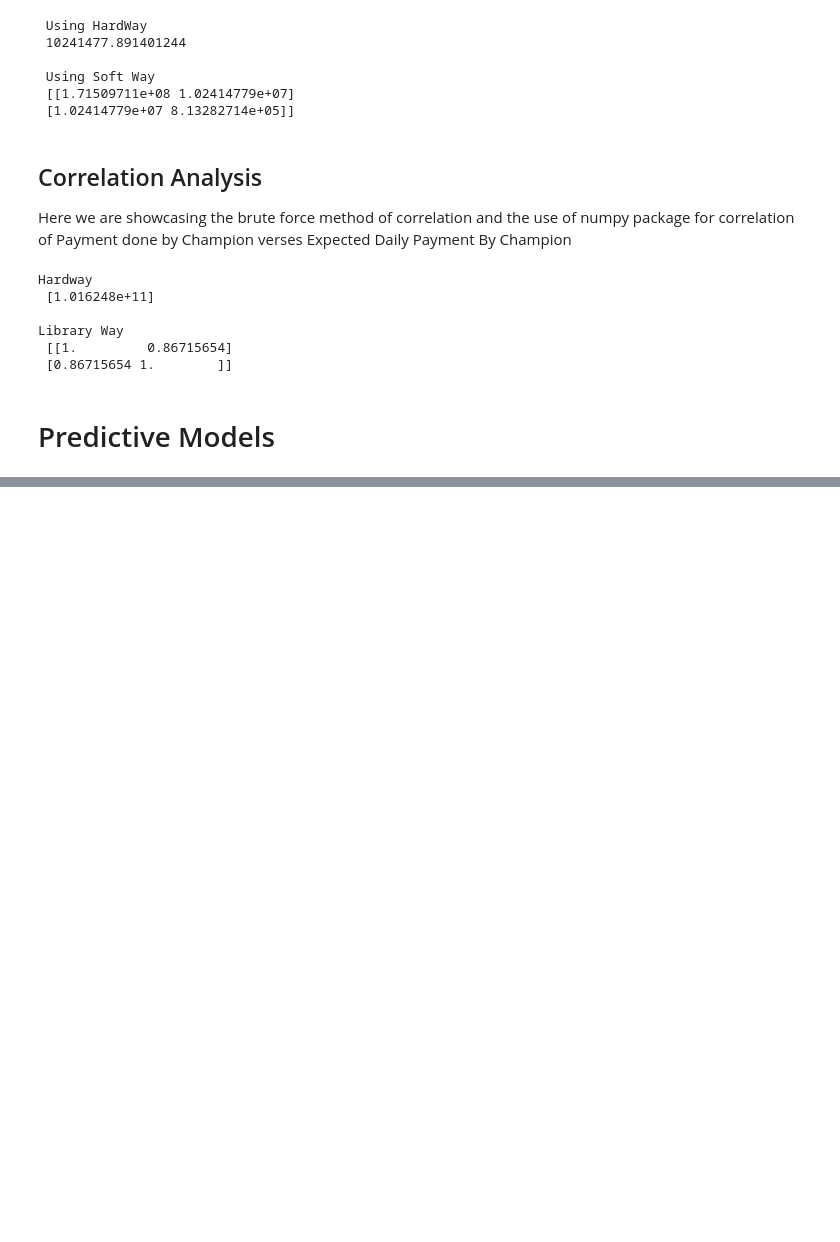
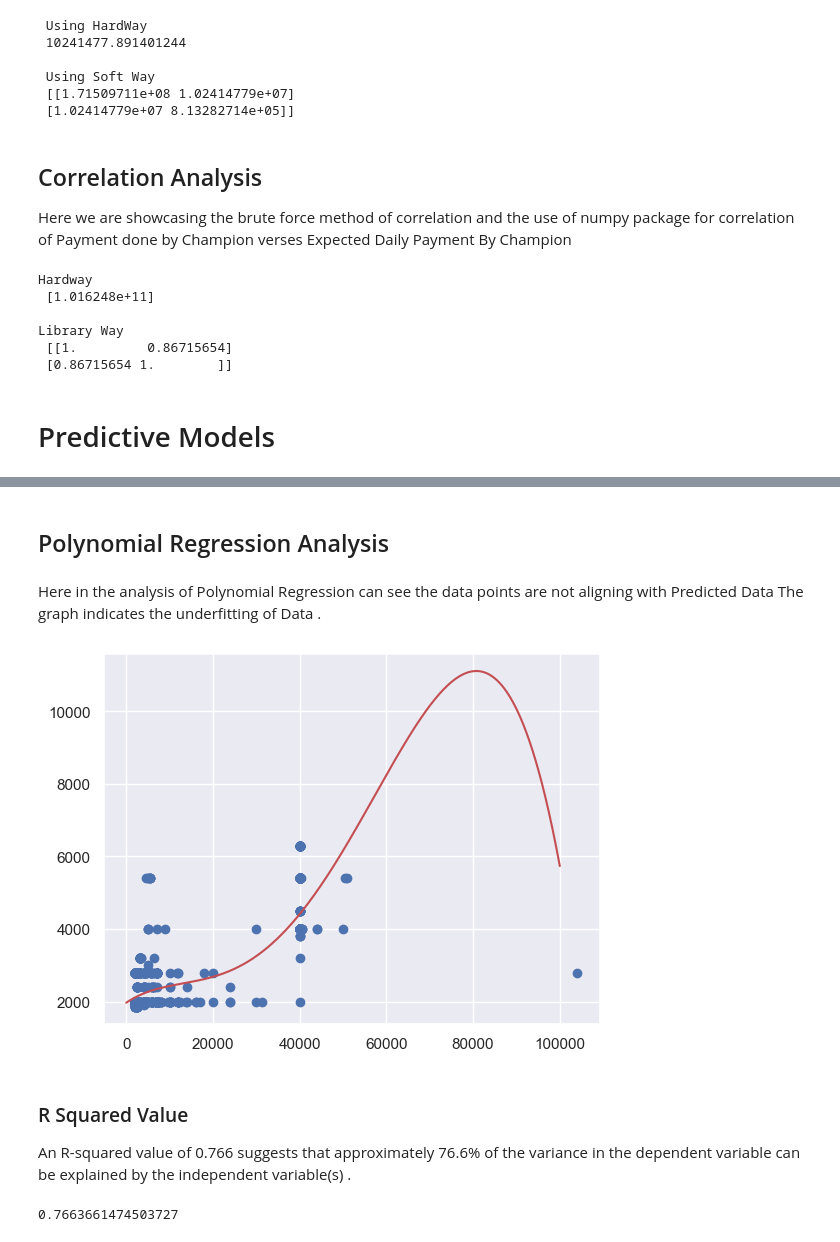
Before and after one commit to Debanil1996/Python-Project-Vehicles, a Jupyter notebook: dataScience.ipynb, the cells around one changed output, grey strips where cells are left out. Saved outputs shown, nothing was run; the diff lists cells and outputs as text; code cells hidden in the pictures; blank space fills up the shorter version.

Commit message:
Added PDFs and Data Science

```diff
--- a/dataScience.ipynb
+++ b/dataScience.ipynb
@@ -163,0 +188,27 @@ Library Way
+# %% [markdown]
+## Polynomial Regression Analysis
+# %% [markdown]
+Here in the analysis of Polynomial Regression can see the data points are not aligning with Predicted Data
+The graph indicates the underfitting of Data .
+# %%
+x = np.array(paymentDoneByChampion)
+y = np.array(expectedPayment)
+polynomial4 =  np.poly1d(np.polyfit(x, y,4))
+
+xp = np.linspace(0,100000,2000)
+plt.scatter(x,y)
+plt.plot(xp,polynomial4(xp),c='r')
+plt.show()
+# %% [output]
+[figure, added]
+# %% [markdown]
+### R Squared Value
+An R-squared value of 0.766 suggests that approximately 76.6% of the variance in the dependent variable can be explained by the independent variable(s) .
+# %%
+from sklearn.metrics import r2_score
+
+r2 = r2_score(y,polynomial4(x))
+
+print(r2)
+# %% [output]
+0.7663661474503727
```
Also changed, not shown: parts of 5 cells of this notebook, 4 other files.
